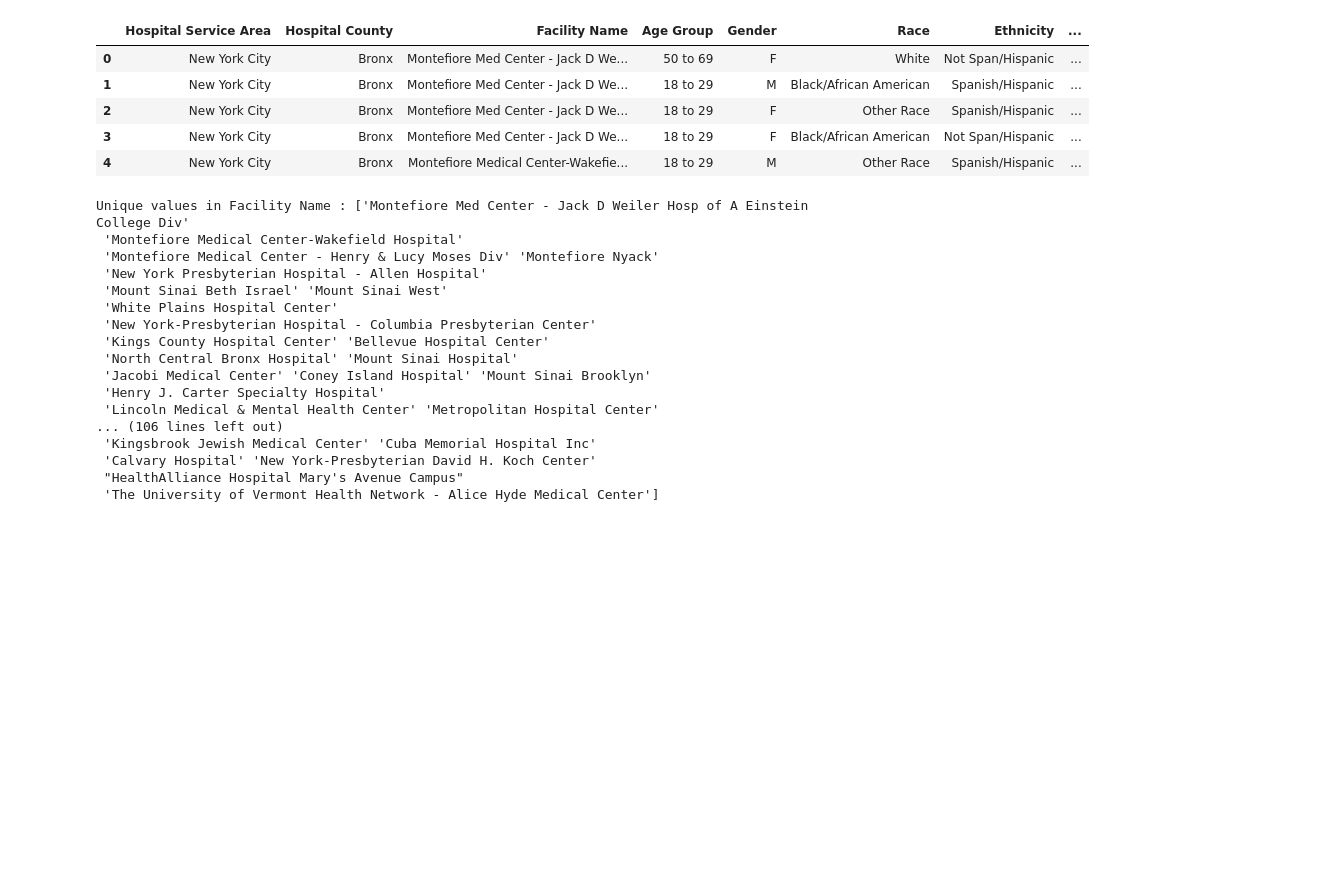
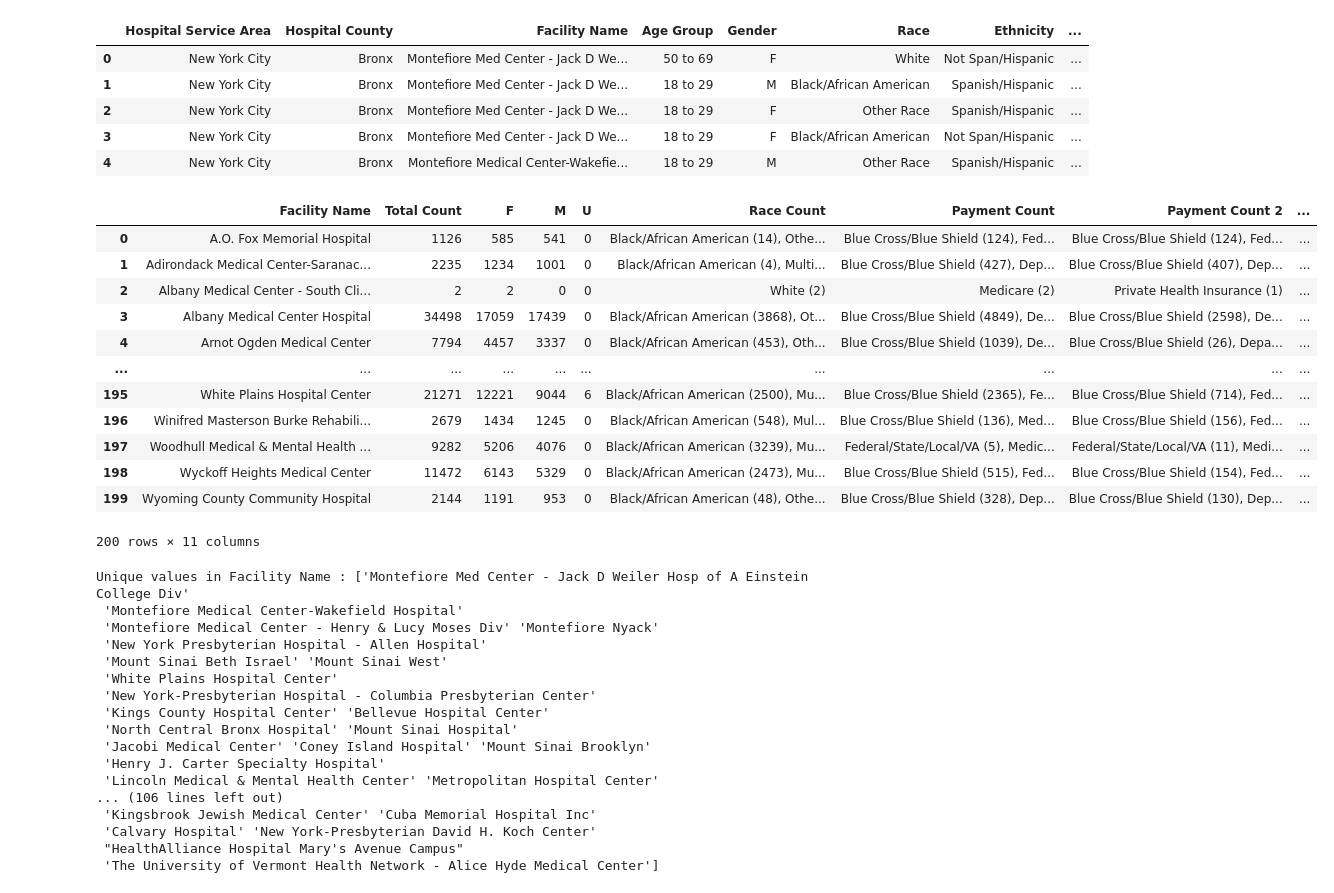
Before and after one commit to Omeesha28/NY-Healthcare-Data-Visualization, a Jupyter notebook: main.ipynb, the cells around one changed output. Drawn from its saved outputs; the diff is of its cells as text; code cells hidden in the pictures; blank space fills up the shorter version.

```diff
--- a/main.ipynb
+++ b/main.ipynb
@@ -104,3 +104,69 @@ clean_data_merged=clean_data.merge(NY_lat_long_df, on='Facility Name', how="left
 clean_data_merged.head()
 
 clean_data_merged.to_csv("Resources/NY_data_2022.csv", index=False)
+# %%
+# Group by Facility Name and count the total number of records for each hospital
+grouped_df = clean_data_merged.groupby('Facility Name').size().reset_index(name='Total Count')
+
+# Count the number of occurrences of each unique value in the 'Gender' column for each hospital
+gender_counts = clean_data_merged.groupby(['Facility Name', 'Gender']).size().unstack(fill_value=0).reset_index()
+grouped_df = grouped_df.merge(gender_counts, on='Facility Name', how='left')
+
+# Count the number of occurrences of each unique race in the 'Race' column for each hospital
+race_counts = clean_data_merged.groupby(['Facility Name', 'Race']).size().reset_index(name='Count')
+race_counts['Race Count'] = race_counts['Race'] + ' (' + race_counts['Count'].astype(str) + ')'
+race_counts = race_counts.groupby('Facility Name')['Race Count'].apply(lambda x: ', '.join(x)).reset_index()
+grouped_df = grouped_df.merge(race_counts, on='Facility Name', how='left')
+
+# Count the number of occurrences of each unique payment typology in the 'Payment Typology 1' column for each hospital
+payment_counts = clean_data_merged.groupby(['Facility Name', 'Payment Typology 1']).size().reset_index(name='Count')
+payment_counts['Payment Count'] = payment_counts['Payment Typology 1'] + ' (' + payment_counts['Count'].astype(str) + ')'
+payment_counts = payment_counts.groupby('Facility Name')['Payment Count'].apply(lambda x: ', '.join(x)).reset_index()
+
+# Merge the payment typology counts into the main grouped DataFrame
+grouped_df = grouped_df.merge(payment_counts, on='Facility Name', how='left')
+
+# Count the number of occurrences of each unique payment typology in the 'Payment Typology 2' column for each hospital
+payment_counts_2 = clean_data_merged.groupby(['Facility Name', 'Payment Typology 2']).size().reset_index(name='Count')
+payment_counts_2['Payment Count 2'] = payment_counts_2['Payment Typology 2'] + ' (' + payment_counts_2['Count'].astype(str) + ')'
+payment_counts_2 = payment_counts_2.groupby('Facility Name')['Payment Count 2'].apply(lambda x: ', '.join(x)).reset_index()
+
+# Merge the payment typology counts into the main grouped DataFrame
+grouped_df = grouped_df.merge(payment_counts_2, on='Facility Name', how='left')
+
+# Count the number of occurrences of each unique payment typology in the 'Payment Typology 3' column for each hospital
+payment_counts_3 = clean_data_merged.groupby(['Facility Name', 'Payment Typology 3']).size().reset_index(name='Count')
+payment_counts_3['Payment Count 3'] = payment_counts_3['Payment Typology 3'] + ' (' + payment_counts_3['Count'].astype(str) + ')'
+payment_counts_3 = payment_counts_3.groupby('Facility Name')['Payment Count 3'].apply(lambda x: ', '.join(x)).reset_index()
+
+# Merge the payment typology counts into the main grouped DataFrame
+grouped_df = grouped_df.merge(payment_counts_3, on='Facility Name', how='left')
+
+# Group by Facility Name and calculate the total charges for each hospital
+total_charges_per_facility = clean_data_merged.groupby('Facility Name')['Total Charges'].sum()
+
+# Merge the total charges DataFrame with the grouped DataFrame
+grouped_df = grouped_df.merge(total_charges_per_facility, on='Facility Name', how='left')
+
+# Group by Facility Name and calculate the total charges for each hospital
+total_costs_df = clean_data_merged.groupby('Facility Name')['Total Costs'].sum()
+
+# Merge the total charges DataFrame with the grouped DataFrame
+grouped_df = grouped_df.merge(total_costs_df, on='Facility Name', how='left')
+
+# Print the resulting DataFrame
+grouped_df
+# %% [output]
+|  | Facility Name | Total Count | F | M | U | Race Count | Payment Count | Payment Count 2 | ... |
+| 0 | A.O. Fox Memorial Hospital | 1126 | 585 | 541 | 0 | Black/African American (14), Othe... | Blue Cross/Blue Shield (124), Fed... | Blue Cross/Blue Shield (124), Fed... | ... |
+| 1 | Adirondack Medical Center-Saranac... | 2235 | 1234 | 1001 | 0 | Black/African American (4), Multi... | Blue Cross/Blue Shield (427), Dep... | Blue Cross/Blue Shield (407), Dep... | ... |
+| 2 | Albany Medical Center - South Cli... | 2 | 2 | 0 | 0 | White (2) | Medicare (2) | Private Health Insurance (1) | ... |
+| 3 | Albany Medical Center Hospital | 34498 | 17059 | 17439 | 0 | Black/African American (3868), Ot... | Blue Cross/Blue Shield (4849), De... | Blue Cross/Blue Shield (2598), De... | ... |
+| 4 | Arnot Ogden Medical Center | 7794 | 4457 | 3337 | 0 | Black/African American (453), Oth... | Blue Cross/Blue Shield (1039), De... | Blue Cross/Blue Shield (26), Depa... | ... |
+| ... | ... | ... | ... | ... | ... | ... | ... | ... | ... |
+| 195 | White Plains Hospital Center | 21271 | 12221 | 9044 | 6 | Black/African American (2500), Mu... | Blue Cross/Blue Shield (2365), Fe... | Blue Cross/Blue Shield (714), Fed... | ... |
+| 196 | Winifred Masterson Burke Rehabili... | 2679 | 1434 | 1245 | 0 | Black/African American (548), Mul... | Blue Cross/Blue Shield (136), Med... | Blue Cross/Blue Shield (156), Fed... | ... |
+| 197 | Woodhull Medical & Mental Health ... | 9282 | 5206 | 4076 | 0 | Black/African American (3239), Mu... | Federal/State/Local/VA (5), Medic... | Federal/State/Local/VA (11), Medi... | ... |
+| 198 | Wyckoff Heights Medical Center | 11472 | 6143 | 5329 | 0 | Black/African American (2473), Mu... | Blue Cross/Blue Shield (515), Fed... | Blue Cross/Blue Shield (154), Fed... | ... |
+| 199 | Wyoming County Community Hospital | 2144 | 1191 | 953 | 0 | Black/African American (48), Othe... | Blue Cross/Blue Shield (328), Dep... | Blue Cross/Blue Shield (130), Dep... | ... |
+200 rows × 11 columns
```
Also changed, not shown: parts of 1 cell of this notebook, 1 other file.
